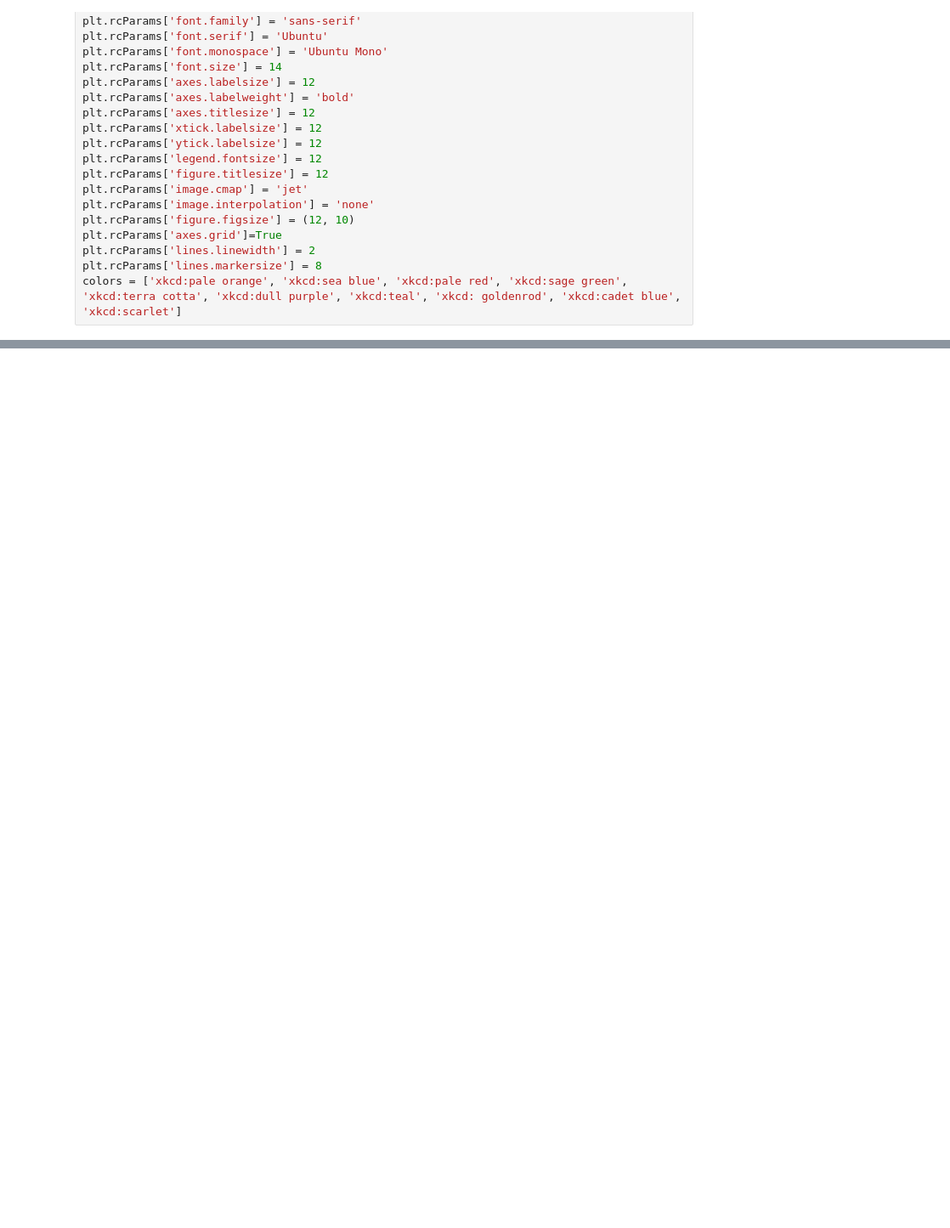
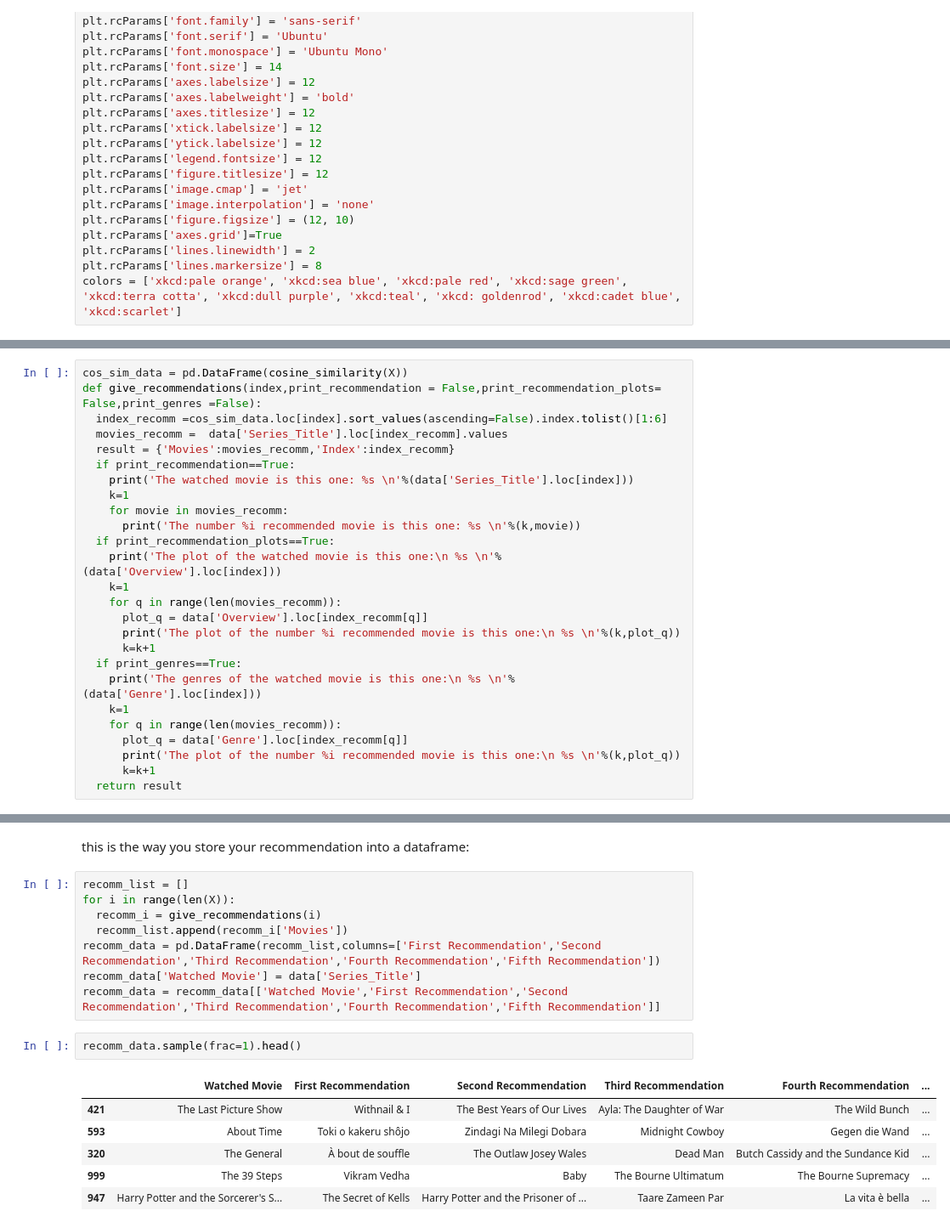
Before and after one commit to roapple10/Content-based-recommender-system, a Jupyter notebook: Content_based_recommender_system.ipynb, the cells around one changed output, grey strips where cells are left out. Shown: that part at 85% size. Cells and saved outputs as stored; diff of their text form; blank space fills up the shorter version.

```diff
--- a/Content_based_recommender_system.ipynb
+++ b/Content_based_recommender_system.ipynb
@@ -35,0 +90,26 @@ colors = ['xkcd:pale orange', 'xkcd:sea blue', 'xkcd:pale red', 'xkcd:sage green
+# %%
+cos_sim_data = pd.DataFrame(cosine_similarity(X))
+def give_recommendations(index,print_recommendation = False,print_recommendation_plots= False,print_genres =False):
+  index_recomm =cos_sim_data.loc[index].sort_values(ascending=False).index.tolist()[1:6]
+  movies_recomm =  data['Series_Title'].loc[index_recomm].values
+  result = {'Movies':movies_recomm,'Index':index_recomm}
+  if print_recommendation==True:
+    print('The watched movie is this one: %s \n'%(data['Series_Title'].loc[index]))
+    k=1
+    for movie in movies_recomm:
+      print('The number %i recommended movie is this one: %s \n'%(k,movie))
+  if print_recommendation_plots==True:
+    print('The plot of the watched movie is this one:\n %s \n'%(data['Overview'].loc[index]))
+    k=1
+    for q in range(len(movies_recomm)):
+      plot_q = data['Overview'].loc[index_recomm[q]]
+      print('The plot of the number %i recommended movie is this one:\n %s \n'%(k,plot_q))
+      k=k+1
+  if print_genres==True:
+    print('The genres of the watched movie is this one:\n %s \n'%(data['Genre'].loc[index]))
+    k=1
+    for q in range(len(movies_recomm)):
+      plot_q = data['Genre'].loc[index_recomm[q]]
+      print('The plot of the number %i recommended movie is this one:\n %s \n'%(k,plot_q))
+      k=k+1
+  return result
@@ -35,0 +206,19 @@ colors = ['xkcd:pale orange', 'xkcd:sea blue', 'xkcd:pale red', 'xkcd:sage green
+# %% [markdown]
+this is the way you store your recommendation into a dataframe:
+# %%
+recomm_list = []
+for i in range(len(X)):
+  recomm_i = give_recommendations(i)
+  recomm_list.append(recomm_i['Movies'])
+recomm_data = pd.DataFrame(recomm_list,columns=['First Recommendation','Second Recommendation','Third Recommendation','Fourth Recommendation','Fifth Recommendation'])
+recomm_data['Watched Movie'] = data['Series_Title']
+recomm_data = recomm_data[['Watched Movie','First Recommendation','Second Recommendation','Third Recommendation','Fourth Recommendation','Fifth Recommendation']]
+# %%
+recomm_data.sample(frac=1).head()
+# %% [output]
+|  | Watched Movie | First Recommendation | Second Recommendation | Third Recommendation | Fourth Recommendation | ... |
+| 421 | The Last Picture Show | Withnail & I | The Best Years of Our Lives | Ayla: The Daughter of War | The Wild Bunch | ... |
+| 593 | About Time | Toki o kakeru shôjo | Zindagi Na Milegi Dobara | Midnight Cowboy | Gegen die Wand | ... |
+| 320 | The General | À bout de souffle | The Outlaw Josey Wales | Dead Man | Butch Cassidy and the Sundance Kid | ... |
+| 999 | The 39 Steps | Vikram Vedha | Baby | The Bourne Ultimatum | The Bourne Supremacy | ... |
+| 947 | Harry Potter and the Sorcerer's S... | The Secret of Kells | Harry Potter and the Prisoner of ... | Taare Zameen Par | La vita è bella | ... |
```
Also changed, not shown: parts of 15 cells of this notebook.
